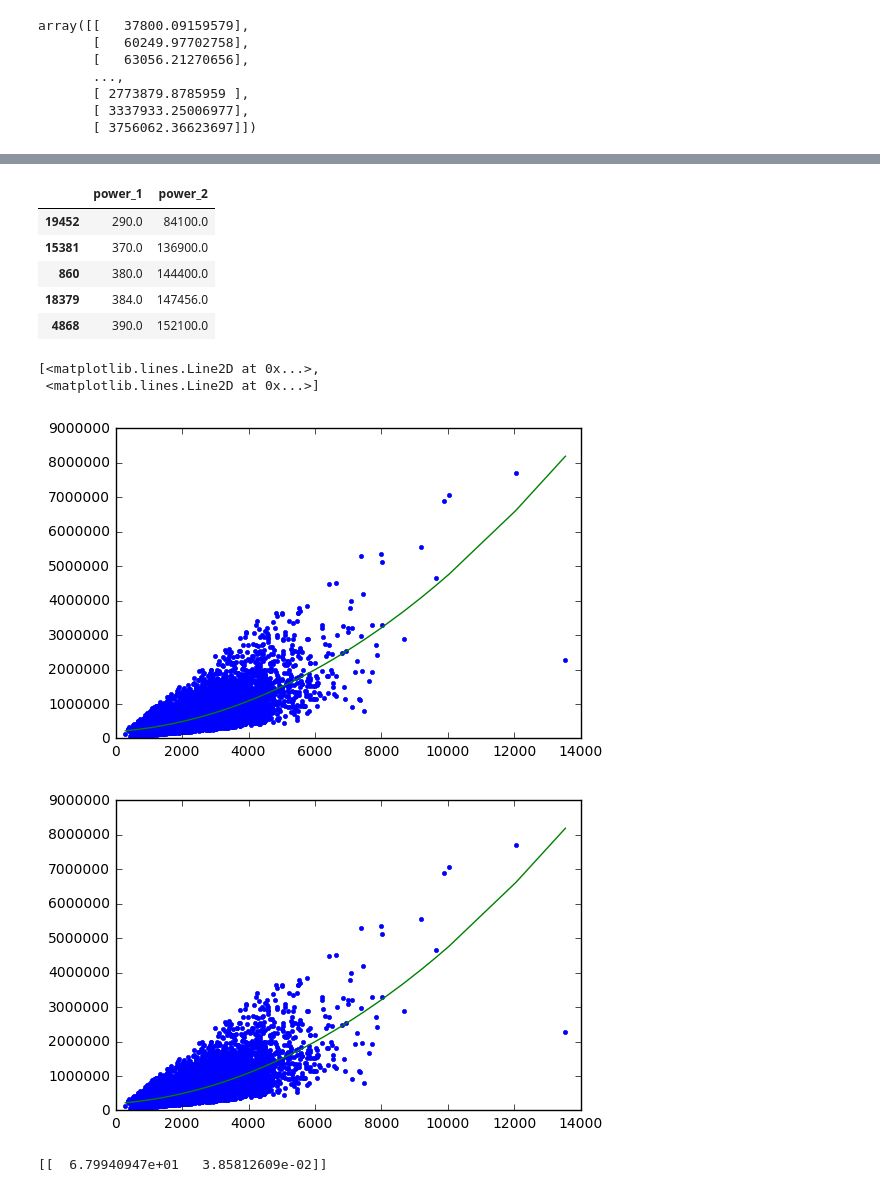
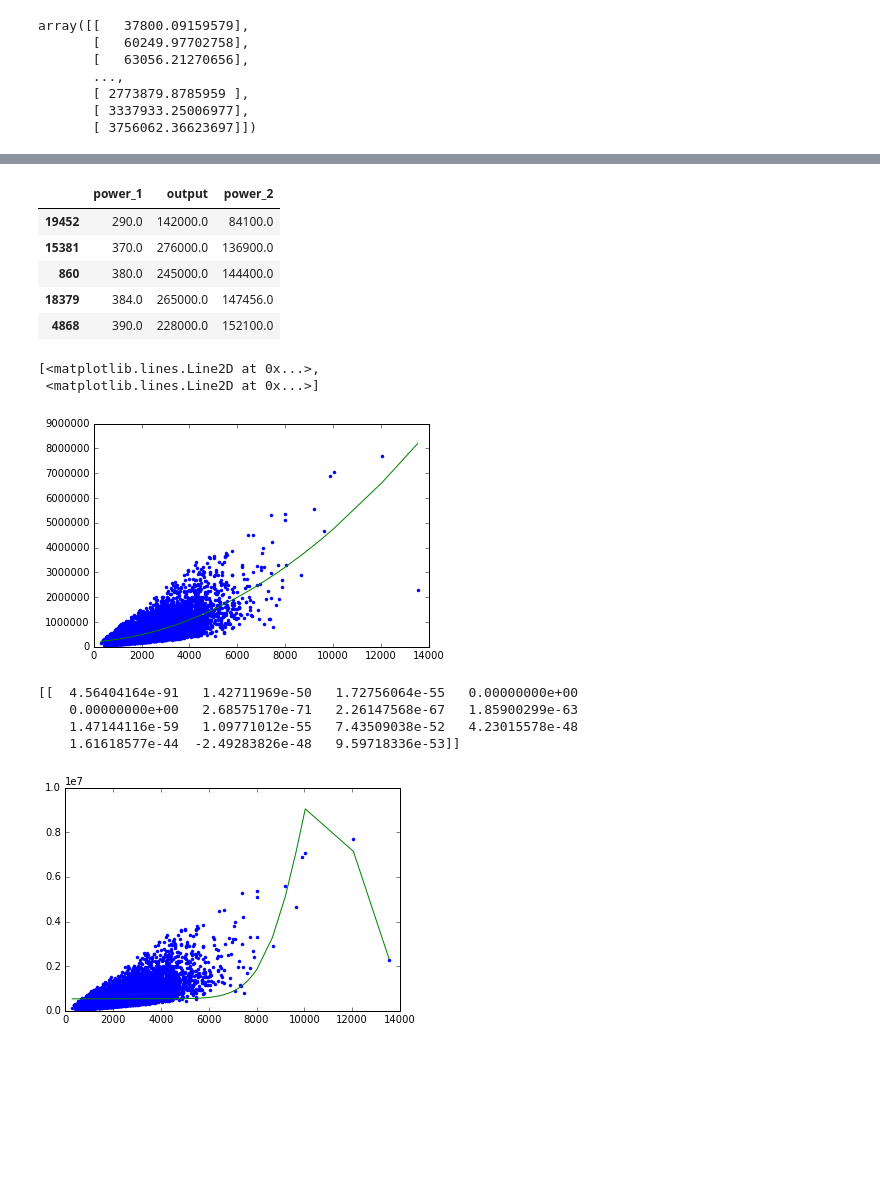
Before and after one commit to patelpri/test, a Jupyter notebook: Bias_Variance_tradeoff.ipynb, the cells around one changed output, grey strips where cells are left out. Drawn from its saved outputs; the diff is of its cells as text; code cells hidden in the pictures; blank space fills up the shorter version.

```diff
--- a/Bias_Variance_tradeoff.ipynb
+++ b/Bias_Variance_tradeoff.ipynb
@@ -5,12 +5,13 @@ import matplotlib.pyplot as plt
 # %%
 dtype_dict = {'bathrooms':float, 'waterfront':int, 'sqft_above':int, 'sqft_living15':float, 'grade':int, 'yr_renovated':int, 'price':float, 'bedrooms':float, 'zipcode':str, 'long':float, 'sqft_lot15':float, 'sqft_living':float, 'floors':str, 'condition':int, 'lat':float, 'date':str, 'sqft_basement':int, 'yr_built':int, 'id':str, 'sqft_lot':int, 'view':int}
 # %%
-def polynomial_dataframe(feature, degree): # feature is pandas.Series type
+def polynomial_dataframe(feature, output, degree): # feature and output is pandas.Series type
     # assume that degree >= 1
     # initialize the dataframe:
     poly_dataframe = pd.DataFrame()
     # and set poly_dataframe['power_1'] equal to the passed feature
     poly_dataframe['power_1']=feature
+    poly_dataframe['output']=output
     # first check if degree > 1
     if degree > 1:
         # then loop over the remaining degrees:
@@ -68,13 +78,13 @@ poly1_data['power_1'], model1.predict(poly1_data[['power_1']]),'-')
 # %%
 features=['power_1','power_2']
-poly2_data=polynomial_dataframe(sales['sqft_living'],2)
+poly2_data=polynomial_dataframe(sales['sqft_living'],sales['price'],2)
 
 poly2_data.head()
 # %% [output]
-|  | power_1 | power_2 |
-| 19452 | 290.0 | 84100.0 |
-| 15381 | 370.0 | 136900.0 |
-| 860 | 380.0 | 144400.0 |
-| 18379 | 384.0 | 147456.0 |
-| 4868 | 390.0 | 152100.0 |
+|  | power_1 | output | power_2 |
+| 19452 | 290.0 | 142000.0 | 84100.0 |
+| 15381 | 370.0 | 276000.0 | 136900.0 |
+| 860 | 380.0 | 245000.0 | 144400.0 |
+| 18379 | 384.0 | 265000.0 | 147456.0 |
+| 4868 | 390.0 | 228000.0 | 152100.0 |
 # %%
@@ -82,24 +92,25 @@ model2=linear_model.LinearRegression().fit(poly2_data[features],poly1_data[['pri
 # %%
-plt.plot(poly1_data['power_1'],poly1_data['price'],'.',
+plt.plot(poly1_data['power_1'],poly1_data['output'],'.',
 poly1_data['power_1'], model2.predict(poly2_data[features]),'-')
 # %% [output]
 [<matplotlib.lines.Line2D at 0x...>,
  <matplotlib.lines.Line2D at 0x...>]
-[figure, old version]
+[figure, new version]
 # %%
-def model_predict(poly):
+def model_predict(poly, orig_data):
     features = ['power_%d'%(x+1) for x in range(poly)]
-    data=polynomial_dataframe(sales['sqft_living'],poly)
+    data=polynomial_dataframe(orig_data['sqft_living'],orig_data['price'], poly)
     model=linear_model.LinearRegression()
-    model.fit(data[features],poly1_data[['price']])
-    plt.plot(poly1_data['power_1'],poly1_data['price'],'.',
-    poly1_data['power_1'], model.predict(data[features]),'-')
+    model.fit(data[features],data[['output']])
+    print(model.coef_)
+    plt.plot(data['power_1'],data['output'],'.',
+    data['power_1'], model.predict(data[features]),'-')
     return model
 # %%
-x=model_predict(2)
+x=model_predict(15, sales)
 # %% [output]
+[[  4.56404164e-91   1.42711969e-50   1.72756064e-55   0.00000000e+00
+    0.00000000e+00   2.68575170e-71   2.26147568e-67   1.85900299e-63
+    1.47144116e-59   1.09771012e-55   7.43509038e-52   4.23015578e-48
+    1.61618577e-44  -2.49283826e-48   9.59718336e-53]]
-[figure, old version]
+[figure, new version]
-# %%
-print(x.coef_)
-# %% [output]
-[[  6.79940947e+01   3.85812609e-02]]
```
Also changed, not shown: parts of 12 cells of this notebook.
